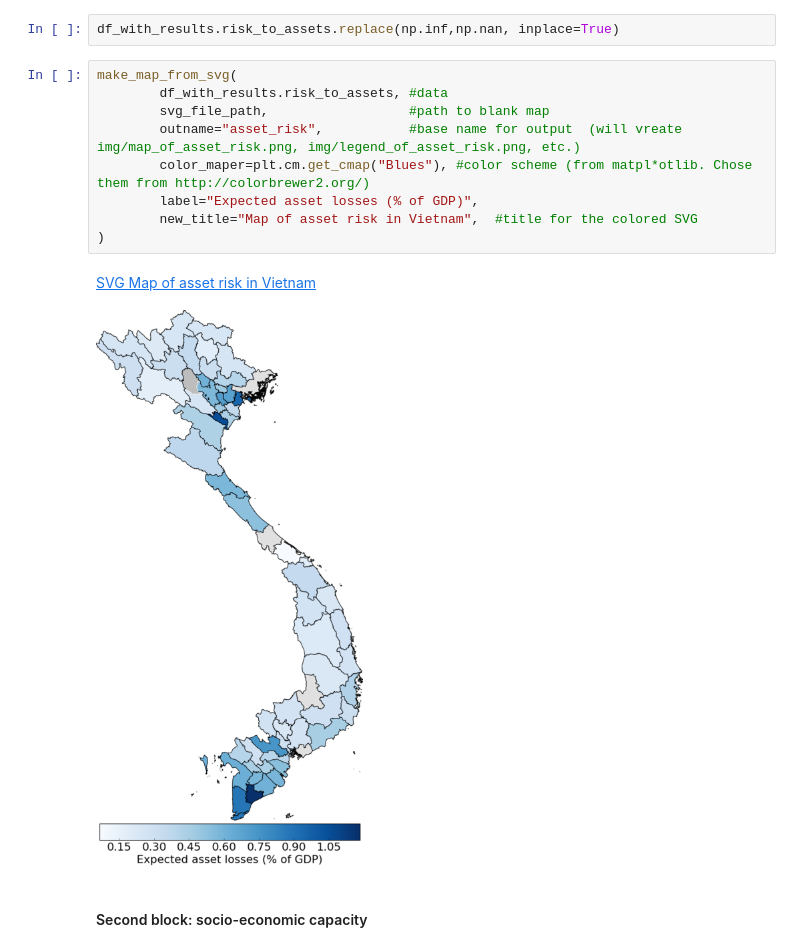
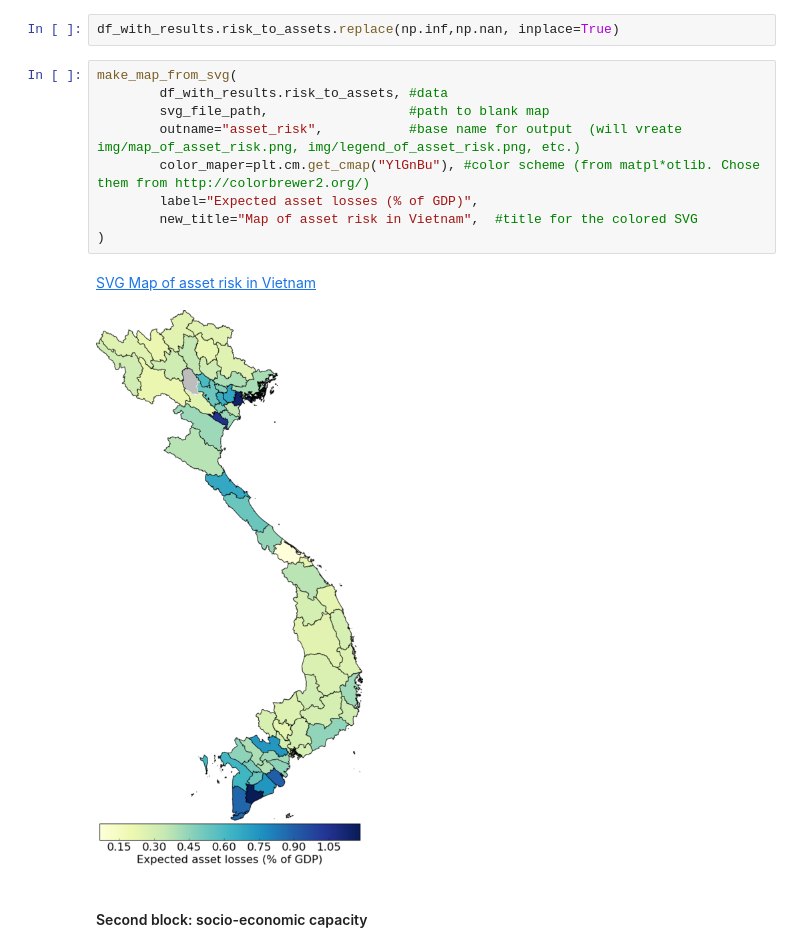
Before and after one commit to adrivsh/resilience_indicator_phl, a Jupyter notebook: draw_maps.ipynb, the cells around one changed output. Cells and saved outputs as stored; diff of their text form.

Commit message:
new color ssheme for maps. some clean up too

```diff
--- a/draw_maps.ipynb
+++ b/draw_maps.ipynb
@@ -57,15 +54,15 @@ df_with_results.risk_to_assets.replace(np.inf,np.nan, inplace=True)
 # %%
 make_map_from_svg(
         df_with_results.risk_to_assets, #data
         svg_file_path,                  #path to blank map
         outname="asset_risk",           #base name for output  (will vreate img/map_of_asset_risk.png, img/legend_of_asset_risk.png, etc.)
-        color_maper=plt.cm.get_cmap("Blues"), #color scheme (from matpl*otlib. Chose them from http://colorbrewer2.org/)
+        color_maper=plt.cm.get_cmap("YlGnBu"), #color scheme (from matpl*otlib. Chose them from http://colorbrewer2.org/)
         label="Expected asset losses (% of GDP)",
         new_title="Map of asset risk in Vietnam",  #title for the colored SVG
 )
 # %% [output]
 SVG Map of asset risk in Vietnam
-[figure, old version]
+[figure, new version]
 # %% [markdown]
 #### Second block: socio-economic capacity
 # %%
```
Also changed, not shown: parts of 3 cells of this notebook, 10 other files.
